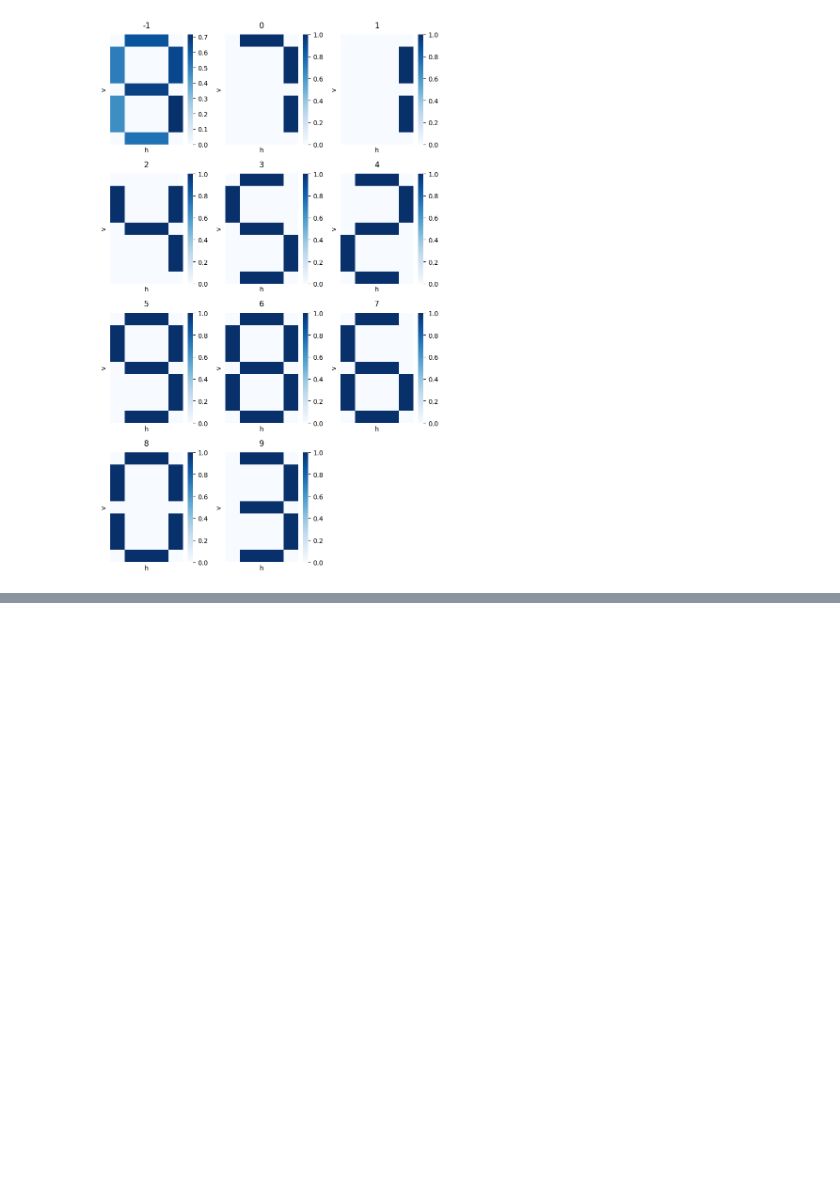
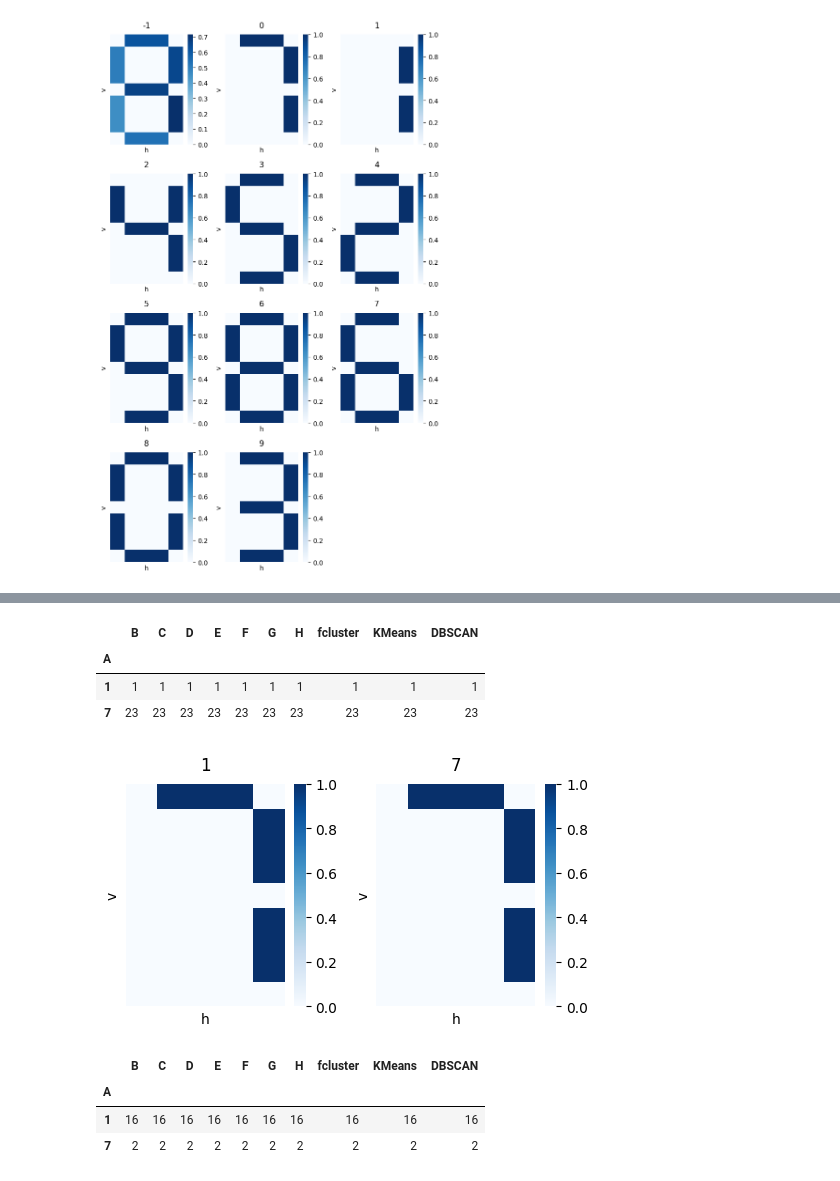
Before and after one commit to mshsvnv/ITMO_data_analysis, a Jupyter notebook: lab_01_03/main.ipynb, the cells around one changed output, grey strips where cells are left out. Saved outputs shown, nothing was run; the diff lists cells and outputs as text; code cells hidden in the pictures; blank space fills up the shorter version.

```diff
--- a/lab_01_03/main.ipynb
+++ b/lab_01_03/main.ipynb
@@ -705,0 +750,23 @@ digit_visual(df.groupby('DBSCAN').mean())
+# %%
+# Детальнее рассмотрим 0й кластер
+df[df['DBSCAN'] == 0].groupby('A').count()
+# %% [output]
+|  | B | C | D | E | F | G | H | fcluster | KMeans | DBSCAN |
+| A |  |  |  |  |  |  |  |  |  |  |
+| 1 | 1 | 1 | 1 | 1 | 1 | 1 | 1 | 1 | 1 | 1 |
+| 7 | 23 | 23 | 23 | 23 | 23 | 23 | 23 | 23 | 23 | 23 |
+# %%
+res = df[(df['DBSCAN'] == 0) & ((df['A'] == 1) | (df['A'] == 7))].groupby('A').agg({'B': 'mean', 'C': 'mean', 'D': 'mean', 'E': 'mean',
+                                                                                    'F': 'mean', 'G': 'mean', 'H': 'mean'})
+res = pd.DataFrame(res)
+digit_visual(res)
+# %% [output]
+[figure, added]
+# %%
+# Детальнее рассмотрим 1й кластер
+df[df['DBSCAN'] == 1].groupby('A').count()
+# %% [output]
+|  | B | C | D | E | F | G | H | fcluster | KMeans | DBSCAN |
+| A |  |  |  |  |  |  |  |  |  |  |
+| 1 | 16 | 16 | 16 | 16 | 16 | 16 | 16 | 16 | 16 | 16 |
+| 7 | 2 | 2 | 2 | 2 | 2 | 2 | 2 | 2 | 2 | 2 |
```
Also changed, not shown: parts of 51 cells of this notebook.
